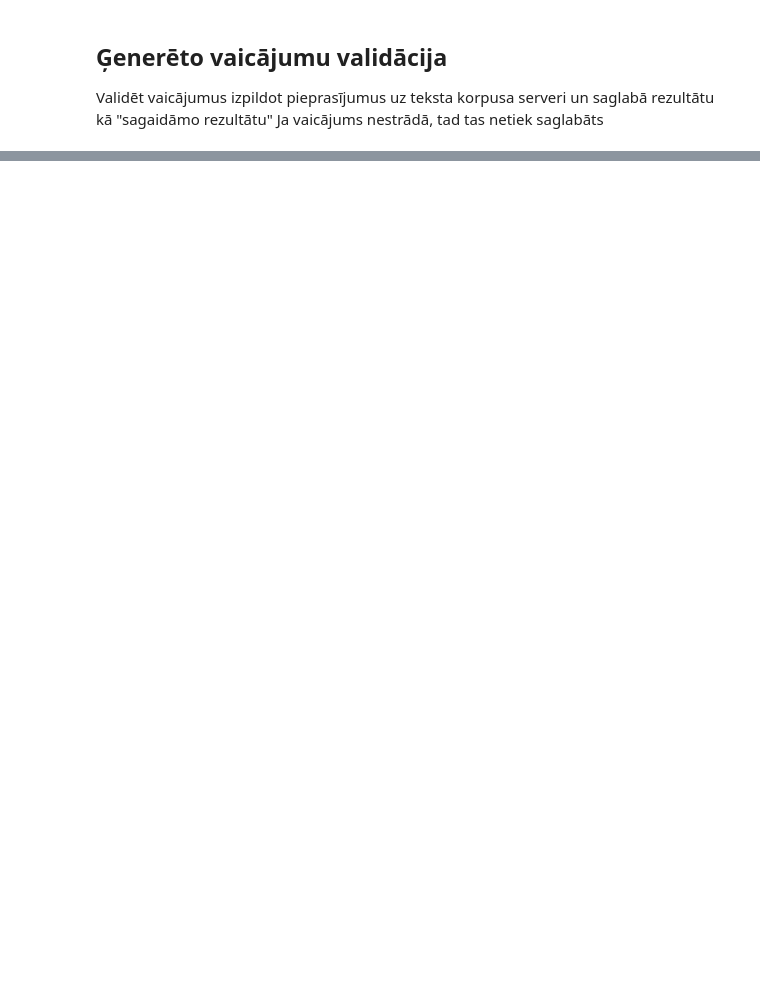
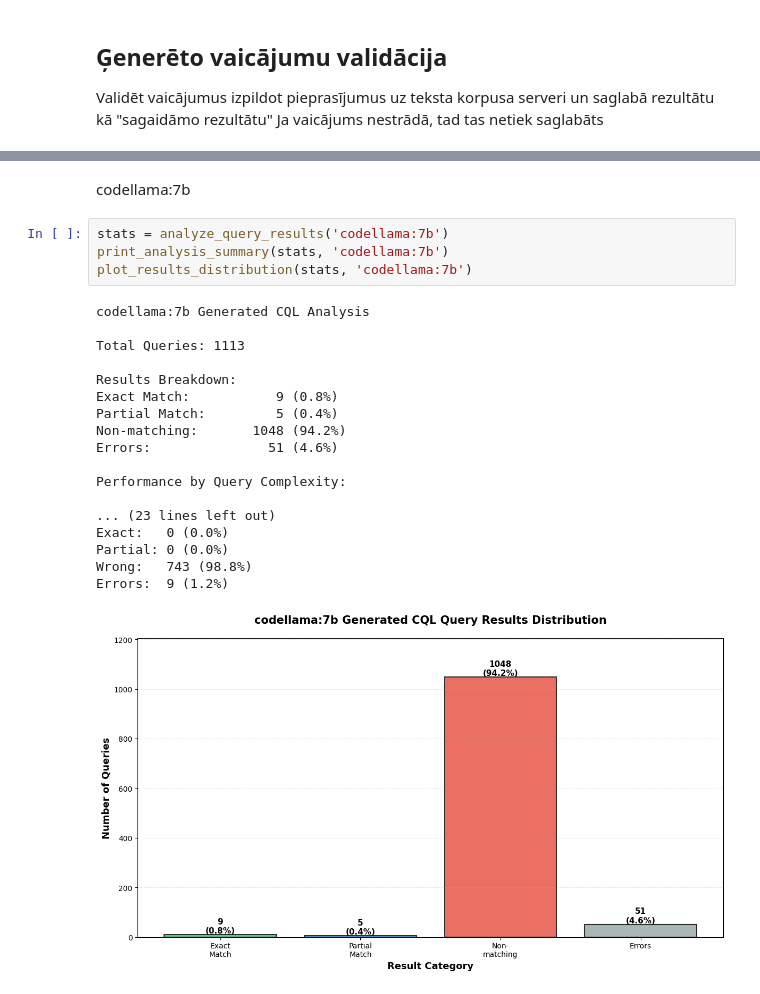
Before and after one commit to GustyCrocodile/llm-semin, a Jupyter notebook: project.ipynb, the cells around one changed output, grey strips where cells are left out. Cells and saved outputs as stored; diff of their text form; blank space fills up the shorter version.

```diff
--- a/project.ipynb
+++ b/project.ipynb
@@ -560,0 +1305,25 @@ print(response['message']['content'])
+# %% [markdown]
+codellama:7b
+# %%
+stats = analyze_query_results('codellama:7b')
+print_analysis_summary(stats, 'codellama:7b')
+plot_results_distribution(stats, 'codellama:7b')
+# %% [output]
+codellama:7b Generated CQL Analysis
+
+Total Queries: 1113
+
+Results Breakdown:
+Exact Match:           9 (0.8%)
+Partial Match:         5 (0.4%)
+Non-matching:       1048 (94.2%)
+Errors:               51 (4.6%)
+
+Performance by Query Complexity:
+
+... (23 lines left out)
+Exact:   0 (0.0%)
+Partial: 0 (0.0%)
+Wrong:   743 (98.8%)
+Errors:  9 (1.2%)
+[figure, added]
```
Also changed, not shown: parts of 64 cells of this notebook, 30 other files.
